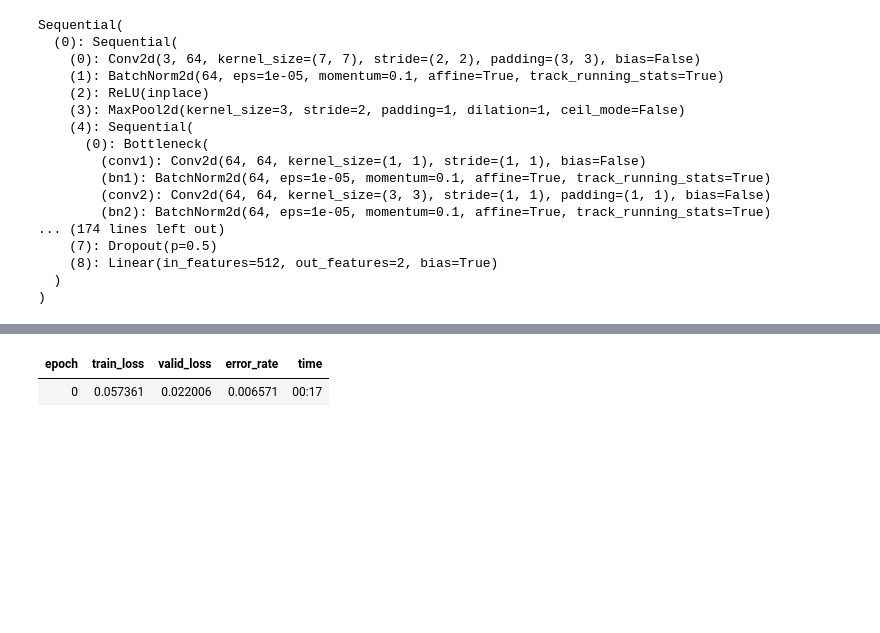
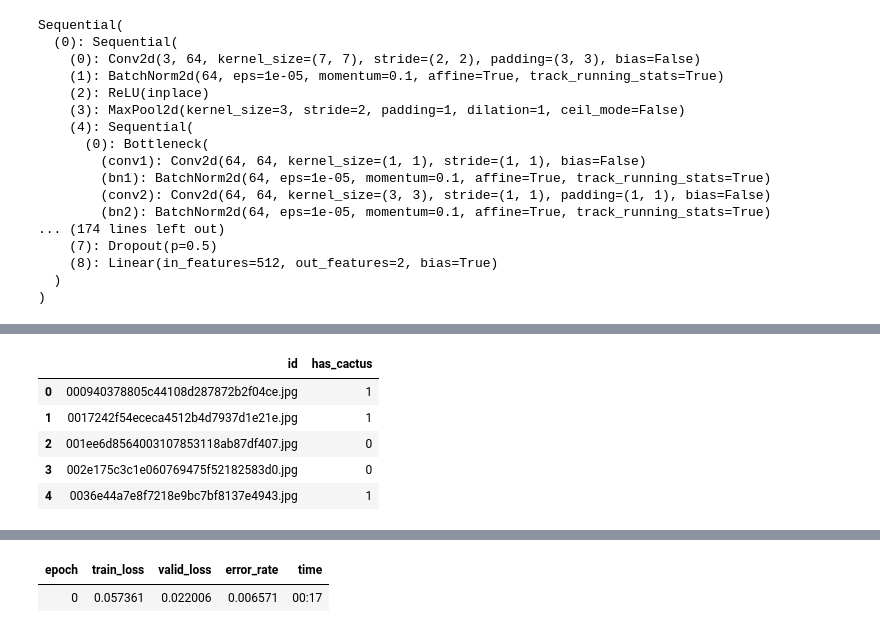
Before and after one commit to Huizerd/cactuses, a Jupyter notebook: cactuses/cactuses.ipynb, the cells around one changed output, grey strips where cells are left out. Saved outputs shown, nothing was run; the diff lists cells and outputs as text; code cells hidden in the pictures; blank space fills up the shorter version.

```diff
--- a/cactuses/cactuses.ipynb
+++ b/cactuses/cactuses.ipynb
@@ -96,0 +88,2 @@ interp.plot_confusion_matrix(figsize=(5, 5), dpi=60)
+# %%
+preds, targs = learn.get_preds(ds_type=DatasetType.Test)
@@ -96,0 +100,11 @@ interp.plot_confusion_matrix(figsize=(5, 5), dpi=60)
+# %%
+submission["has_cactus"] = preds.clone().detach().numpy().argmax(1)
+# %%
+submission.head()
+# %% [output]
+|  | id | has_cactus |
+| 0 | 000940378805c44108d287872b2f04ce.jpg | 1 |
+| 1 | 0017242f54ececa4512b4d7937d1e21e.jpg | 1 |
+| 2 | 001ee6d8564003107853118ab87df407.jpg | 0 |
+| 3 | 002e175c3c1e060769475f52182583d0.jpg | 0 |
+| 4 | 0036e44a7e8f7218e9bc7bf8137e4943.jpg | 1 |
```
Also changed, not shown: parts of 20 cells of this notebook, 3 other files.
